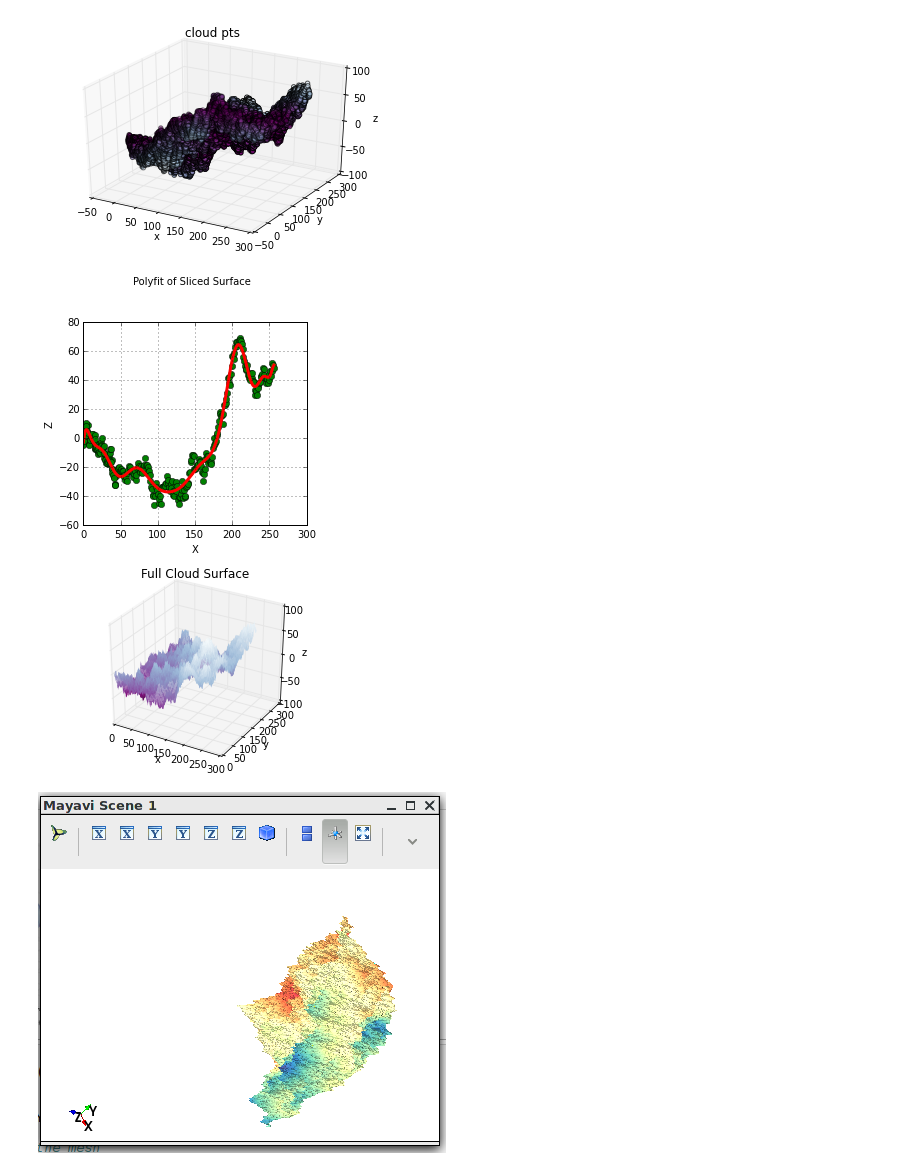
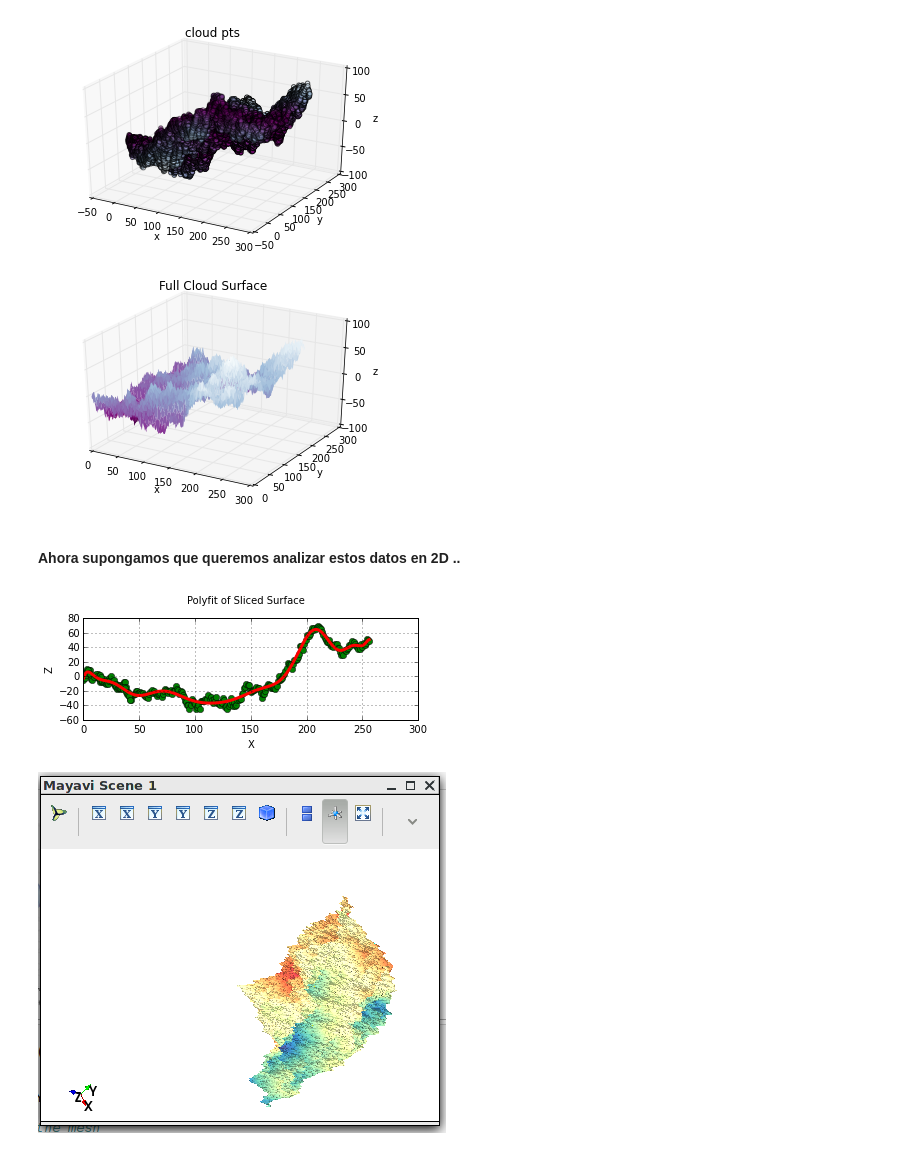
Before and after one commit to celiacintas/patagonia_meetup, a Jupyter notebook: intento_1/charlas/vis_data.ipynb, the cells around one changed output. Drawn from its saved outputs; the diff is of its cells as text; code cells hidden in the pictures.

```diff
--- a/intento_1/charlas/vis_data.ipynb
+++ b/intento_1/charlas/vis_data.ipynb
@@ -86,6 +96,30 @@ threedee.set_zlabel('z')
 plt.show()
 # %% [output]
 [figure]
+# %%
+from scipy.interpolate import griddata
+
+threedee = plt.figure().gca(projection='3d')
+threedee.set_title("Full Cloud Surface")
+
+xi = np.linspace(X.min(),X.max(),500)
+yi = np.linspace(Y.min(),Y.max(),500)
+zi = griddata((X, Y), Z, (xi[None,:], yi[:,None]), method='linear')
+threedee.set_xlabel('x')
+threedee.set_ylabel('y')
+threedee.set_zlabel('z')
+xig, yig = np.meshgrid(xi, yi)
+surf = threedee.plot_surface(xig, yig, zi, linewidth=0, cmap= cm.BuPu_r)
+
+threedee.set_xlabel('x')
+threedee.set_ylabel('y')
+threedee.set_zlabel('z')
+
+plt.show()
+# %% [output]
+[figure, added]
+# %% [markdown]
+#### Ahora supongamos que queremos analizar estos datos en 2D ..
 # %%
 import numpy.polynomial.polynomial as poly
 
@@ -93,35 +127,17 @@ x_new = np.linspace(X[:300].min(), X[:300].max(), 300)
 coefs = poly.polyfit(X[:300],Z[:300], 20)
 ffit = poly.polyval(x_new, coefs)
 # %%
-from scipy.interpolate import griddata
-
-fig = plt.figure(figsize=plt.figaspect(2.))
+fig = plt.figure()
 fig.suptitle('Polyfit of Sliced Surface')
 ax = fig.add_subplot(2, 1, 1)
 l = ax.plot(X[:300],Z[:300], 'go',x_new, ffit, 'r-', linewidth=3)
 ax.grid(True)
 ax.set_ylabel('Z')
 ax.set_xlabel('X')
 
-threedee = fig.add_subplot(2, 1, 2, projection='3d')
-threedee.set_title("Full Cloud Surface")
-
-xi = np.linspace(X.min(),X.max(),1000)
-yi = np.linspace(Y.min(),Y.max(),1000)
-zi = griddata((X, Y), Z, (xi[None,:], yi[:,None]), method='linear')
-threedee.set_xlabel('x')
-threedee.set_ylabel('y')
-threedee.set_zlabel('z')
-xig, yig = np.meshgrid(xi, yi)
-surf = threedee.plot_surface(xig, yig, zi, linewidth=0, cmap= cm.BuPu_r)
-
-threedee.set_xlabel('x')
-threedee.set_ylabel('y')
-threedee.set_zlabel('z')
-
 plt.show()
 # %% [output]
-[figure, old version]
+[figure, new version]
 # %%
 from mayavi import mlab
 mlab.figure(1, fgcolor=(0, 0, 0), bgcolor=(1, 1, 1))
```
Also changed, not shown: parts of 6 cells of this notebook.
